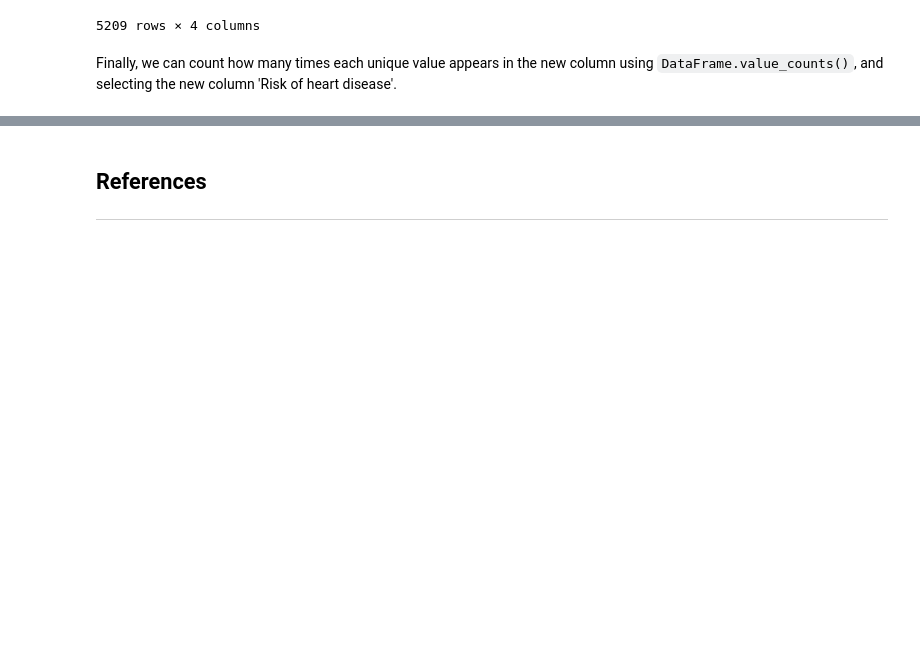
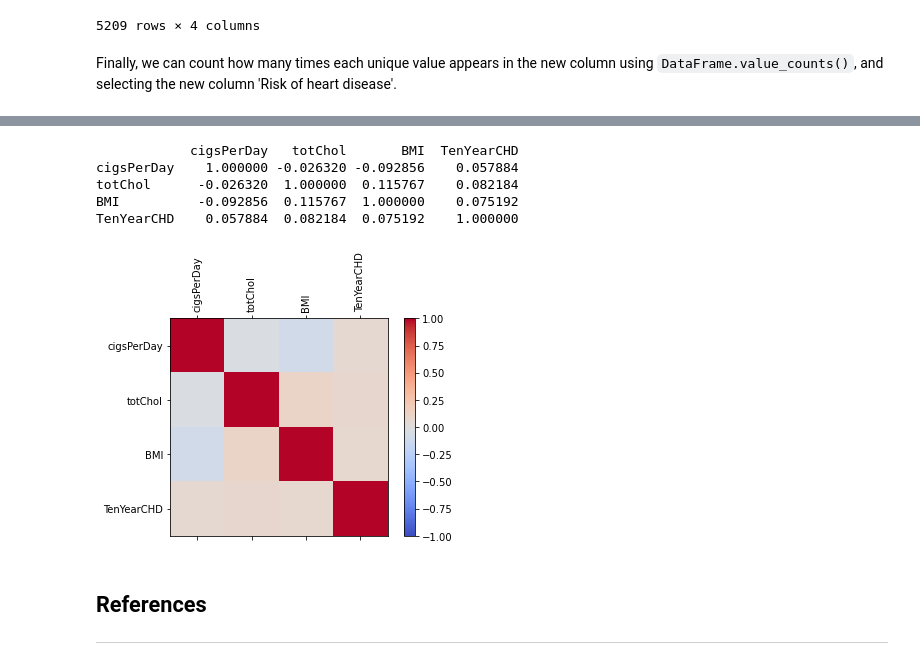
Before and after one commit to caioforteribeiro/progdaproject, a Jupyter notebook: simulation.ipynb, the cells around one changed output, grey strips where cells are left out. Drawn from its saved outputs; the diff is of its cells as text; code cells hidden in the pictures; blank space fills up the shorter version.

Commit message:
Added Discussion section and new reference on correlation

```diff
--- a/simulation.ipynb
+++ b/simulation.ipynb
@@ -322,3 +327,27 @@ plt.show()
+# %%
+#Correlation in original dataset
+corr = original_df.corr()
+print(corr)
+
+#Plotting correlation matrix
+fig = plt.figure()
+ax = fig.add_subplot(111)
+cax = ax.matshow(corr,cmap='coolwarm', vmin=-1, vmax=1)
+fig.colorbar(cax)
+ticks = np.arange(0,len(df.columns),1)
+ax.set_xticks(ticks)
+plt.xticks(rotation=90)
+ax.set_yticks(ticks)
+ax.set_xticklabels(original_df.columns)
+ax.set_yticklabels(original_df.columns)
+plt.show()
+# %% [output]
+            cigsPerDay   totChol       BMI  TenYearCHD
+cigsPerDay    1.000000 -0.026320 -0.092856    0.057884
+totChol      -0.026320  1.000000  0.115767    0.082184
+BMI          -0.092856  0.115767  1.000000    0.075192
+TenYearCHD    0.057884  0.082184  0.075192    1.000000
+[figure, added]
 # %% [markdown]
 ## References
 ***
```
Also changed, not shown: parts of 10 cells of this notebook, 1 other file.
